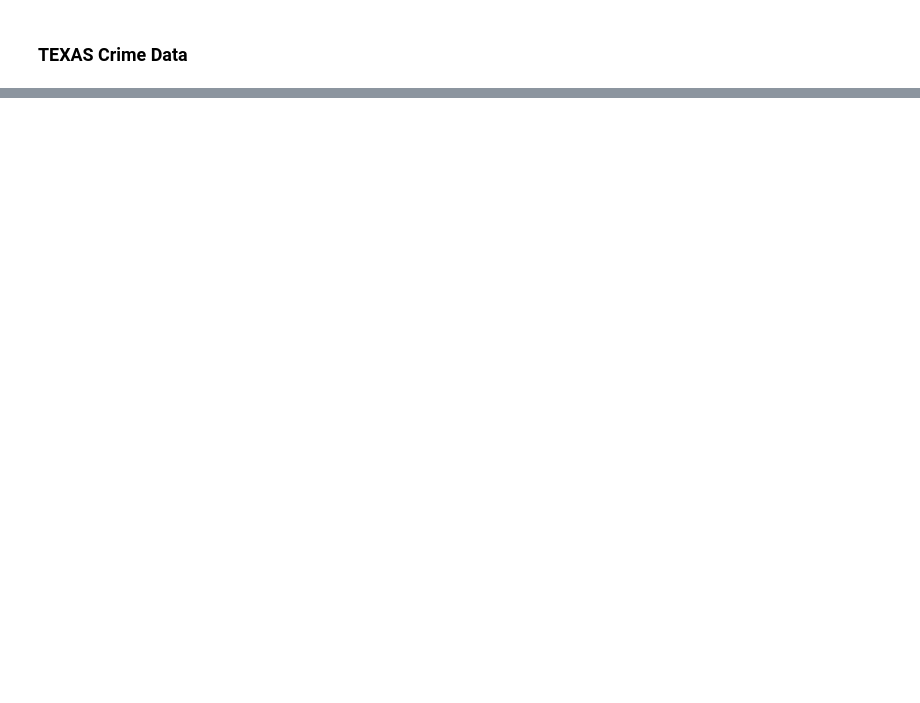
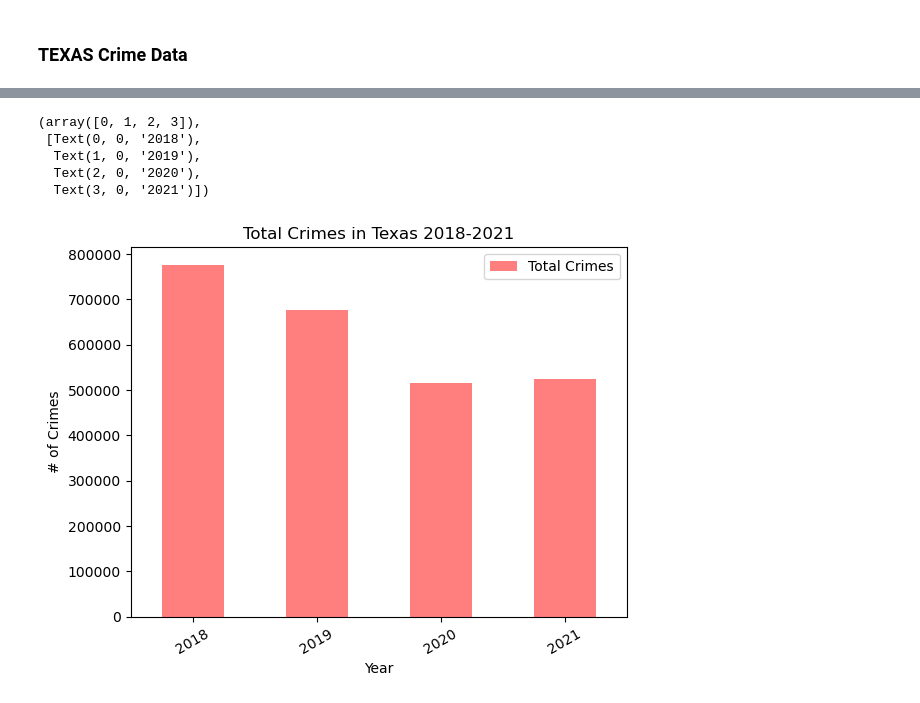
Before and after one commit to drainlm/Personalized-Relocation-Helper-, a Jupyter notebook: code.ipynb, the cells around one changed output, grey strips where cells are left out. Saved outputs shown, nothing was run; the diff lists cells and outputs as text; code cells hidden in the pictures; blank space fills up the shorter version.

```diff
--- a/code.ipynb
+++ b/code.ipynb
@@ -105,4 +64,0 @@ tx_crime_df.head()
-# %%
-# Create a new column for total crimes in the dataframe
-tx_crime_df['total_crimes'] = tx_crime_df.iloc[:, 1:].sum(axis=1)
-tx_crime_df.head()
@@ -135,0 +87,18 @@ tx_crime_pivot.head()
+# %%
+# Get sum of all violent crime categories and add to new columng called "Violent Crimes"
+tx_crime_df['Violent Crimes'] = tx_crime_df.loc[:, ['Aggravated Assault',
+                                            'Murder and Nonnegligent Manslaughter',
+                                            'Rape', 'Robbery', 'Simple Assault']].sum(axis=1)
+# Get sum of all non-violent crime categories and add to new columng called "Non-Violent Crimes"
+tx_crime_df['Non-Violent Crimes'] = tx_crime_df.loc[:, ['All Other Offenses (Except Traffic)', 'Arson',
+                                            'Burglary','Curfew and Loitering Law Violations', 'Disorderly Conduct',
+                                            'Driving Under the Influence', 'Drug Abuse Violations - Grand Total',
+                                            'Drunkenness', 'Embezzlement', 'Forgery and Counterfeiting', 'Fraud',
+                                            'Gambling - Total', 'Human Trafficking - Commercial Sex Acts',
+                                            'Human Trafficking - Involuntary Servitude', 'Larceny - Theft',
+                                            'Liquor Laws', 'Manslaughter by Negligence', 'Motor Vehicle Theft',
+                                            'Offenses Against the Family and Children','Prostitution and Commercialized Vice',
+                                            'Stolen Property: Buying, Receiving, Possessing',
+                                            'Suspicion', 'Vagrancy', 'Vandalism','Weapons: Carrying, Possessing, Etc.',
+                                            'Sex Offenses (Except Rape, and Prostitution and Commercialized Vice)']].sum(axis=1)
+tx_crime_df
@@ -135,0 +112,15 @@ tx_crime_pivot.head()
+# %%
+# Drop all columns except totals and data years
+tx_crime_df.drop(
+    labels=["Aggravated Assault","All Other Offenses (Except Traffic)", "Arson", "Burglary",
+       "Curfew and Loitering Law Violations", "Disorderly Conduct","Driving Under the Influence",
+       "Drug Abuse Violations - Grand Total", "Drunkenness", "Embezzlement", "Forgery and Counterfeiting", "Fraud",
+       "Gambling - Total", "Human Trafficking - Commercial Sex Acts", "Human Trafficking - Involuntary Servitude",
+       "Larceny - Theft", "Liquor Laws", "Manslaughter by Negligence", "Motor Vehicle Theft",
+       "Murder and Nonnegligent Manslaughter", "Offenses Against the Family and Children","Prostitution and Commercialized Vice",
+       "Rape", "Robbery", "Simple Assault", "Stolen Property: Buying, Receiving, Possessing", "Suspicion", "Vagrancy", "Vandalism",
+       "Weapons: Carrying, Possessing, Etc.","Sex Offenses (Except Rape, and Prostitution and Commercialized Vice)"],
+       axis=1, inplace=True)
+# Add total crimes column
+tx_crime_df['Total Crimes'] = tx_crime_df.loc[:, ['Non-Violent Crimes', 'Violent Crimes']].sum(axis=1)
+tx_crime_df
@@ -135,0 +133,14 @@ tx_crime_pivot.head()
+# %%
+# Plot crimes in bar chart
+tx_crime_df.plot.bar(x='Year', y='Total Crimes', align="center", color='r', alpha=0.5)
+plt.title("Total Crimes in Texas 2018-2021")
+plt.xlabel("Year")
+plt.ylabel("# of Crimes")
+plt.xticks(rotation=30)
+# %% [output]
+(array([0, 1, 2, 3]),
+ [Text(0, 0, '2018'),
+  Text(1, 0, '2019'),
+  Text(2, 0, '2020'),
+  Text(3, 0, '2021')])
+[figure, added]
```
Also changed, not shown: parts of 27 cells of this notebook, 1 other file.
